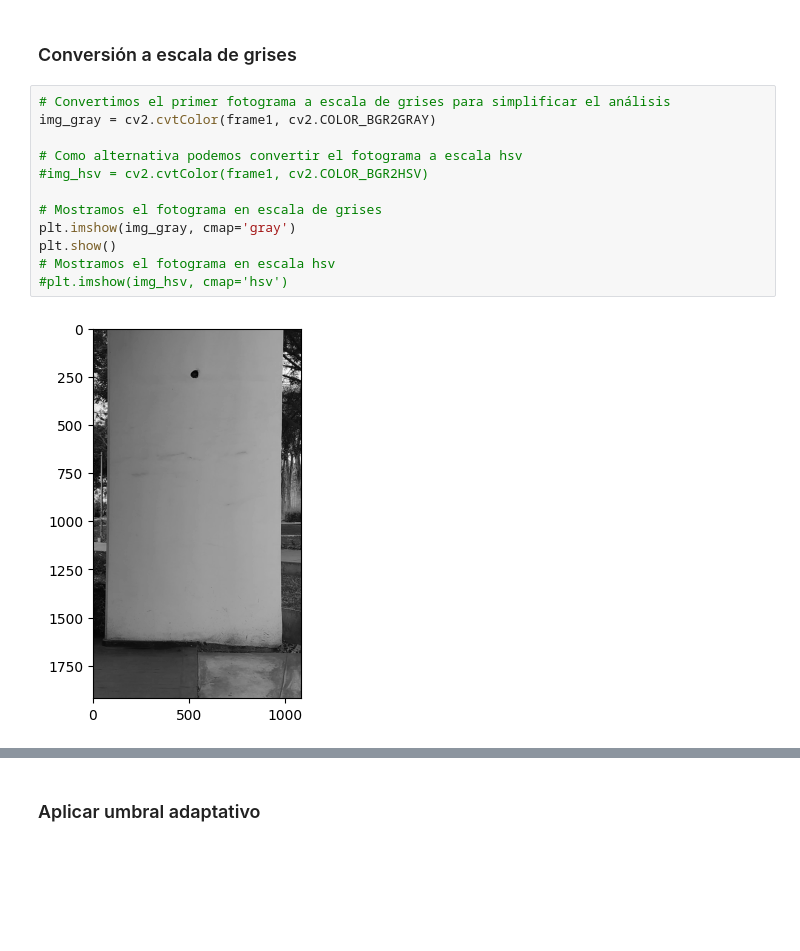
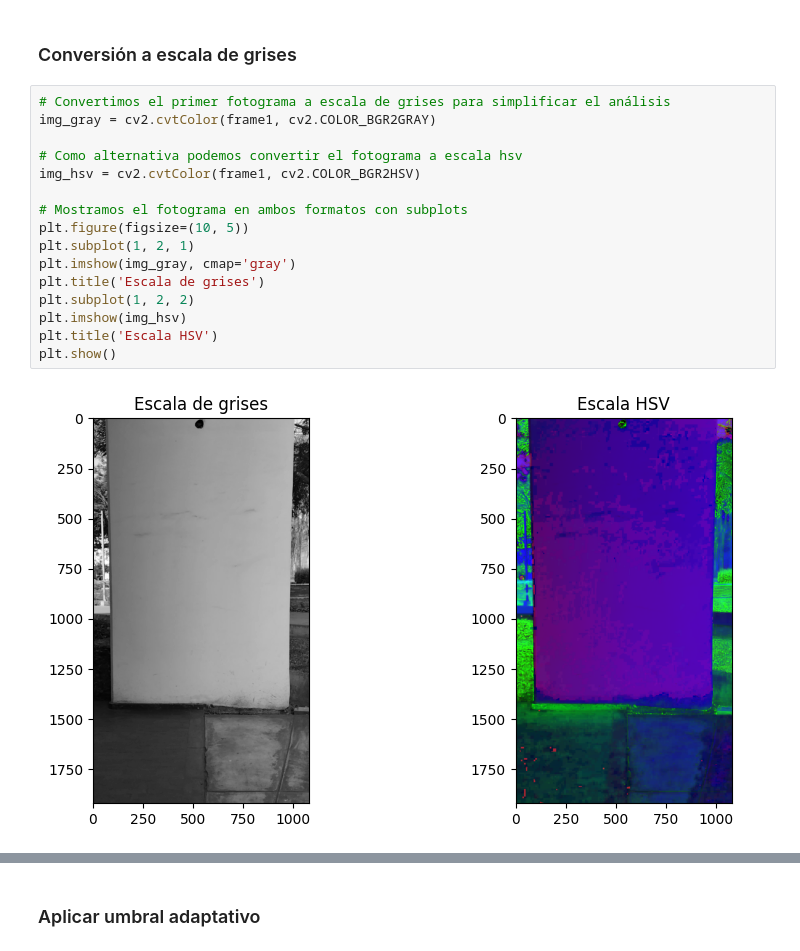
Before and after one commit to GabrielBarrientos99/deteccion_objetos_pixeles, a Jupyter notebook: prediccion.ipynb, the cells around one changed output, grey strips where cells are left out. Saved outputs shown, nothing was run; the diff lists cells and outputs as text; blank space fills up the shorter version.

```diff
--- a/prediccion.ipynb
+++ b/prediccion.ipynb
@@ -88,14 +88,18 @@ Resolución del video 3: 720 x 1280
 # %%
 # Convertimos el primer fotograma a escala de grises para simplificar el análisis
 img_gray = cv2.cvtColor(frame1, cv2.COLOR_BGR2GRAY)
 
 # Como alternativa podemos convertir el fotograma a escala hsv
-#img_hsv = cv2.cvtColor(frame1, cv2.COLOR_BGR2HSV)
+img_hsv = cv2.cvtColor(frame1, cv2.COLOR_BGR2HSV)
 
-# Mostramos el fotograma en escala de grises
+# Mostramos el fotograma en ambos formatos con subplots
+plt.figure(figsize=(10, 5))
+plt.subplot(1, 2, 1)
 plt.imshow(img_gray, cmap='gray')
+plt.title('Escala de grises')
+plt.subplot(1, 2, 2)
+plt.imshow(img_hsv)
+plt.title('Escala HSV')
 plt.show()
-# Mostramos el fotograma en escala hsv
-#plt.imshow(img_hsv, cmap='hsv')
 # %% [output]
-[figure, old version]
+[figure, new version]
```
Also changed, not shown: parts of 11 cells of this notebook.
